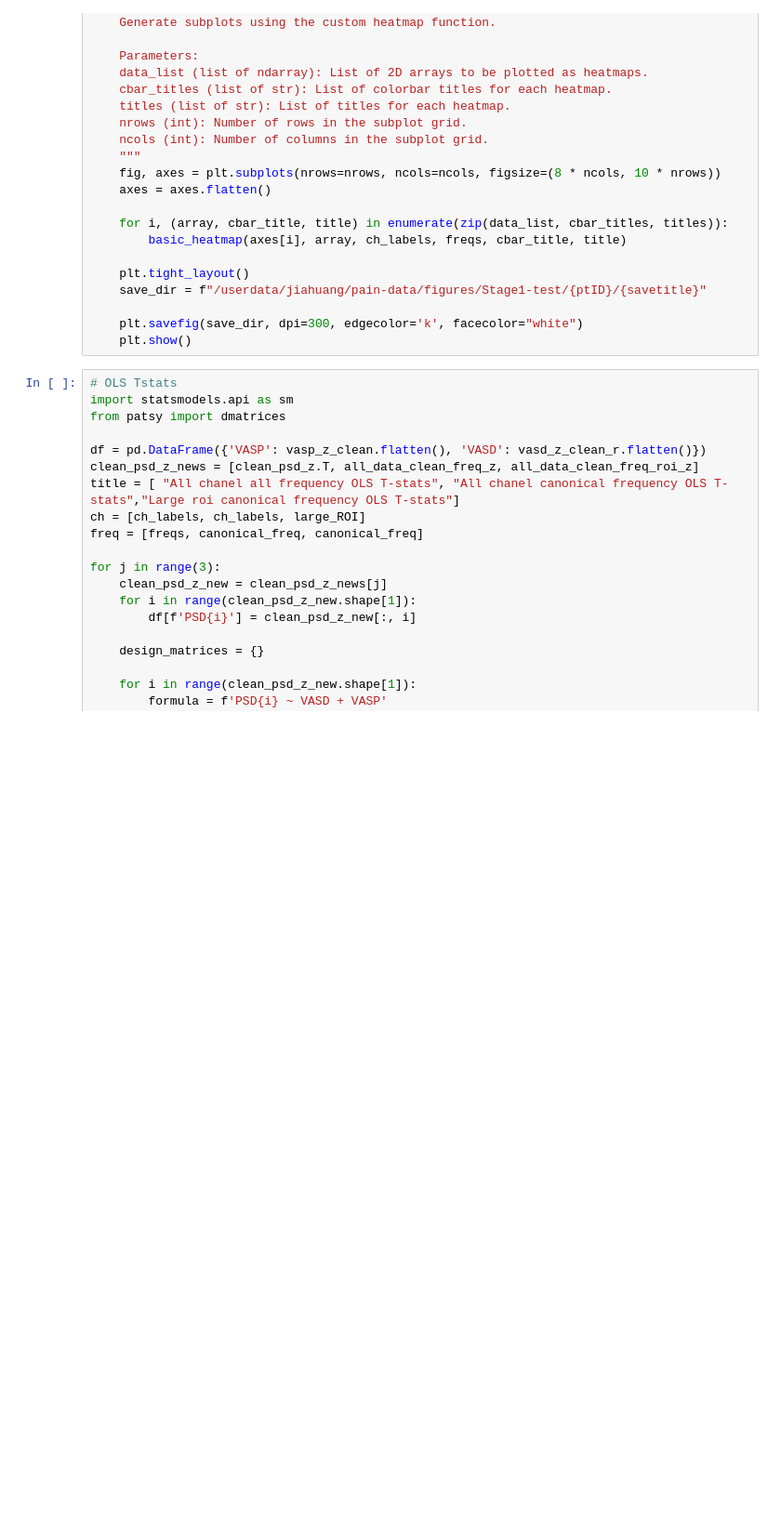
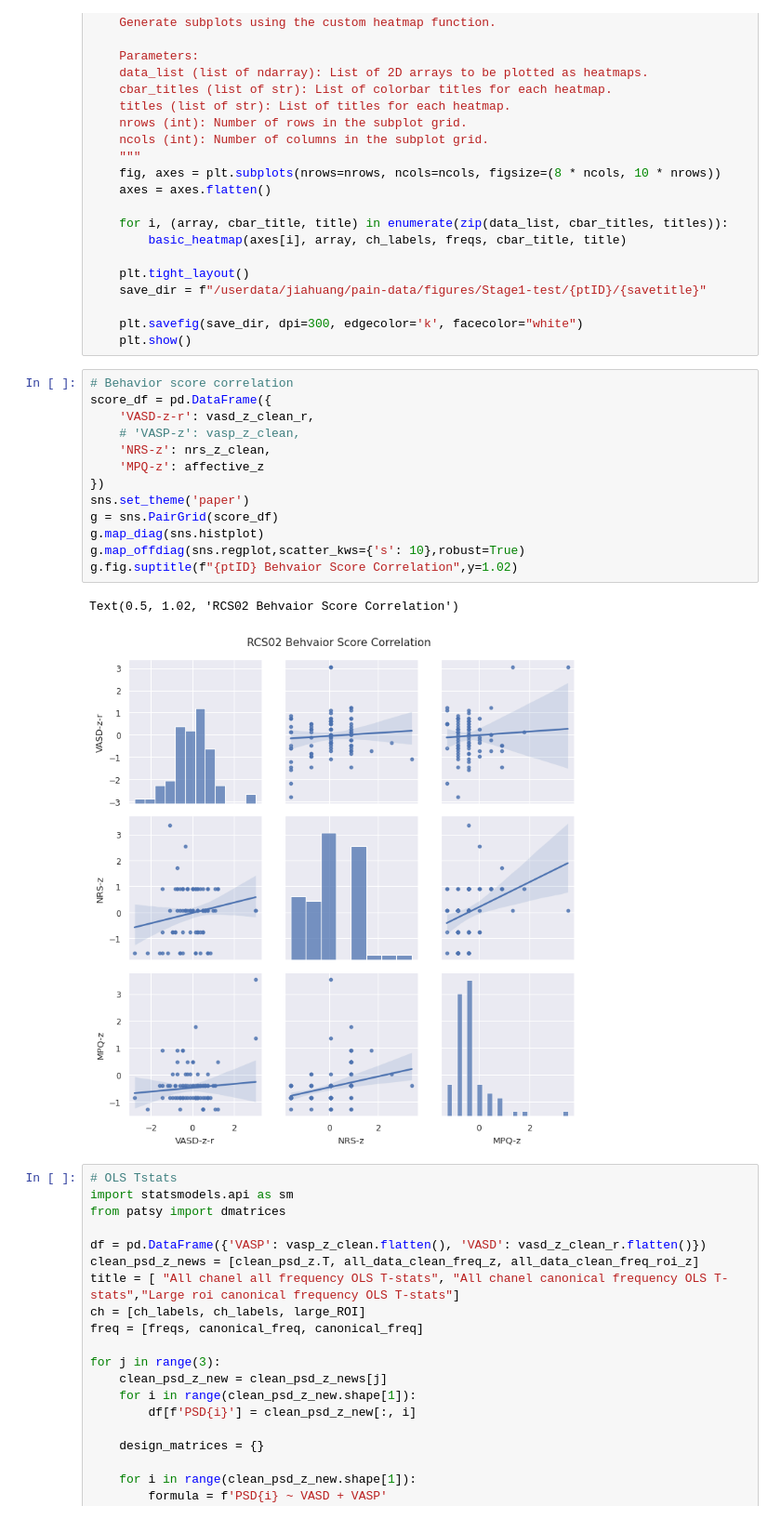
Before and after one commit to anushaballawala/chronicpain_stage0, a Jupyter notebook: multivariate_mood_BM_hazel.ipynb, the cells around one changed output. Shown at 93% size. Drawn from its saved outputs; the diff is of its cells as text; blank space fills up the shorter version.

```diff
--- a/multivariate_mood_BM_hazel.ipynb
+++ b/multivariate_mood_BM_hazel.ipynb
@@ -364,6 +417,22 @@ def plot_heatmap_subplots(data_list, ch_labels, freqs, cbar_titles, titles, save
 
     plt.savefig(save_dir, dpi=300, edgecolor='k', facecolor="white")
     plt.show()
+# %%
+# Behavior score correlation
+score_df = pd.DataFrame({
+    'VASD-z-r': vasd_z_clean_r,
+    # 'VASP-z': vasp_z_clean,
+    'NRS-z': nrs_z_clean,
+    'MPQ-z': affective_z
+})
+sns.set_theme('paper')
+g = sns.PairGrid(score_df)
+g.map_diag(sns.histplot)
+g.map_offdiag(sns.regplot,scatter_kws={'s': 10},robust=True)
+g.fig.suptitle(f"{ptID} Behvaior Score Correlation",y=1.02)
+# %% [output]
+Text(0.5, 1.02, 'RCS02 Behvaior Score Correlation')
+[figure, added]
 # %%
 # OLS Tstats
 import statsmodels.api as sm
```
Also changed, not shown: parts of 12 cells of this notebook, 1 other file.
